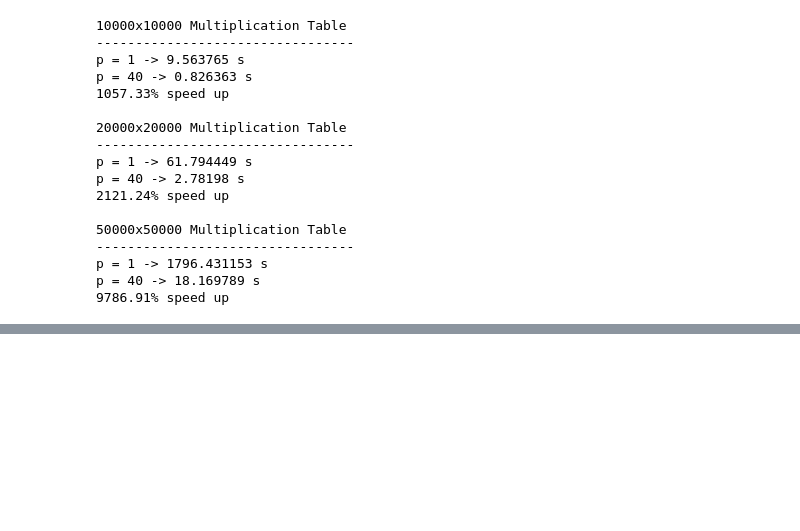
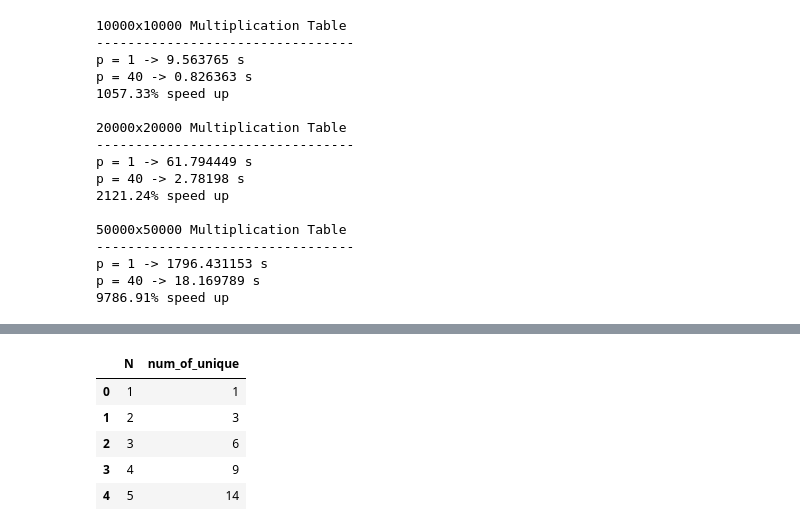
Before and after one commit to brianpacouloute/scalable_mpi_mult_table, a Jupyter notebook: output/benchmark.ipynb, the cells around one changed output, grey strips where cells are left out. Cells and saved outputs as stored; diff of their text form; code cells hidden in the pictures; blank space fills up the shorter version.

```diff
--- a/output/benchmark.ipynb
+++ b/output/benchmark.ipynb
@@ -98 +100,13 @@ Text(0, 0.5, 'Speed up (%)')
 [figure]
+# %%
+N_unique_df = pd.read_csv("N_unique.csv")
+N_unique_df = N_unique_df[["N", "num_of_unique"]]
+N_unique_df.set_index("N")
+N_unique_df.head()
+# %% [output]
+|  | N | num_of_unique |
+| 0 | 1 | 1 |
+| 1 | 2 | 3 |
+| 2 | 3 | 6 |
+| 3 | 4 | 9 |
+| 4 | 5 | 14 |
```
Also changed, not shown: parts of 2 cells of this notebook, 1 other file.
